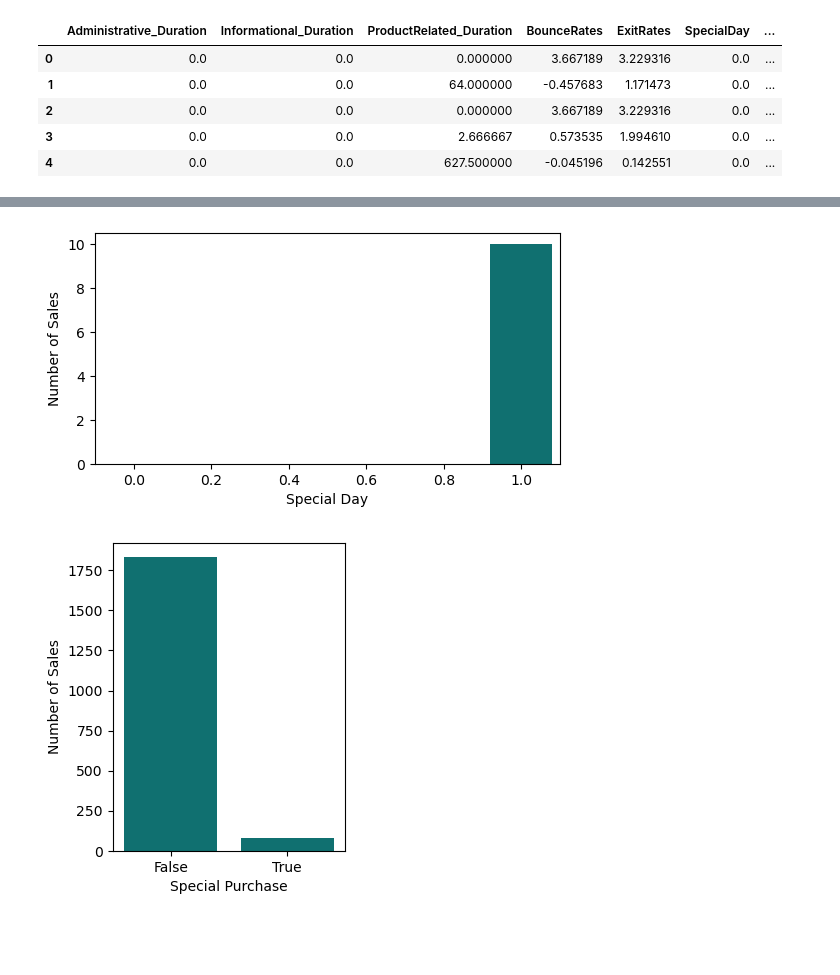
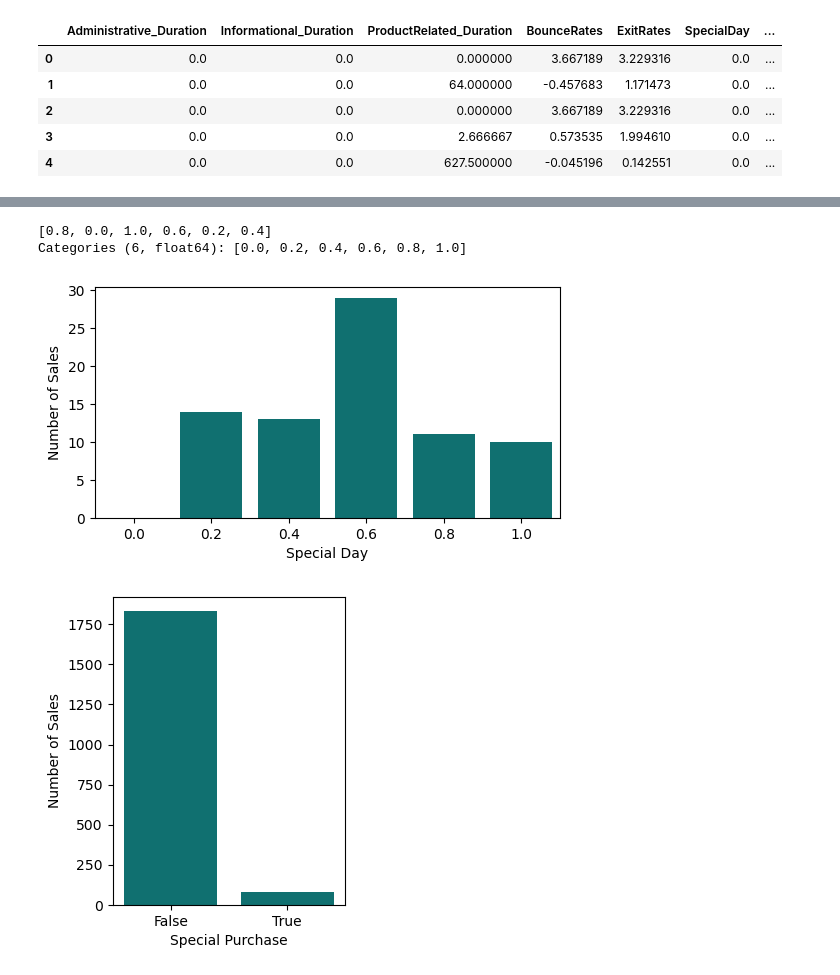
Before and after one commit to naomiw-usd/Final-Project, a Jupyter notebook: FinalProject_Combined.ipynb, the cells around one changed output, grey strips where cells are left out. Drawn from its saved outputs; the diff is of its cells as text; code cells hidden in the pictures; blank space fills up the shorter version.

```diff
--- a/FinalProject_Combined.ipynb
+++ b/FinalProject_Combined.ipynb
@@ -355,7 +354,7 @@ plt.show()
 # %%
 #understand if sales primarily occur on weekends or weekdays
 df_rev=df_clean[df_clean['Revenue']]
-df['Revenue'] = df_clean['Revenue'].astype(bool)
+df_clean['Revenue'] = df_clean['Revenue'].astype(bool)
 plt.figure(figsize=(3,4))
 ax=sns.countplot(x='Weekend', data =df_rev, color='teal')
 ax.set_xlabel("Sales Occuring on Weekend")
@@ -367,14 +386,19 @@ plt.show()
+# %%
+df_rev['SpecialDay'].unique()
+# %% [output]
+[0.8, 0.0, 1.0, 0.6, 0.2, 0.4]
+Categories (6, float64): [0.0, 0.2, 0.4, 0.6, 0.8, 1.0]
 # %%
 #See which holiday encourages the most sales
 df['SpecialDay'].unique()
 plt.figure(figsize=(6,3))
-df_rev_special = df_rev[df_rev['SpecialDay'].astype(int) > 0]
+df_rev_special = df_rev[df_rev['SpecialDay'].astype(float) > 0]
 ax1=sns.countplot(x='SpecialDay', data=df_rev_special, color='teal')
 ax1.set_xlabel("Special Day")
 ax1.set_ylabel("Number of Sales")
 plt.show()
 # %% [output]
-[figure, old version]
+[figure, new version]
 # %%
 #understand if "special days" are a main driver of sales
 plt.figure(figsize=(3,4))
```
Also changed, not shown: parts of 7 cells of this notebook.
